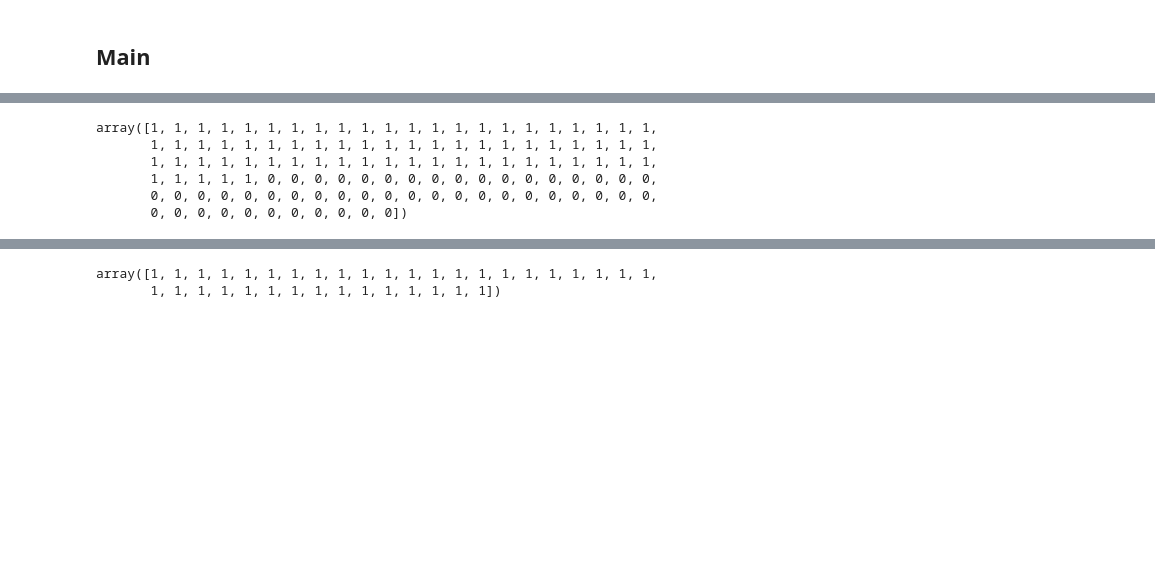
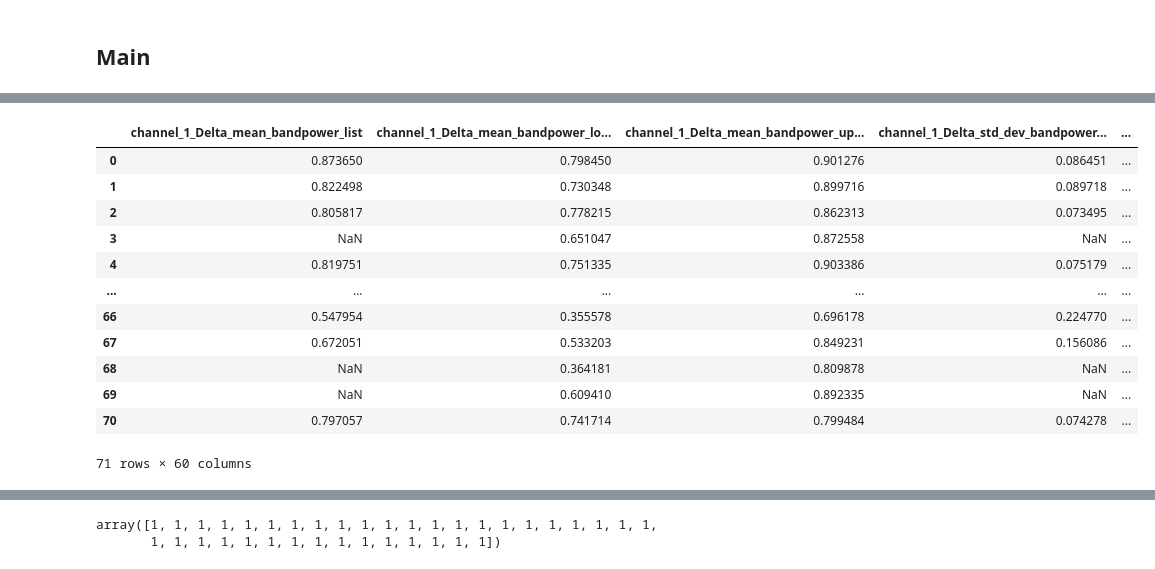
Before and after one commit to mudo121/thesis_eeg, a Jupyter notebook: main_notebook.ipynb, the cells around one changed output, grey strips where cells are left out. Cells and saved outputs as stored; diff of their text form; code cells hidden in the pictures; blank space fills up the shorter version.

```diff
--- a/main_notebook.ipynb
+++ b/main_notebook.ipynb
@@ -259,9 +180,20 @@ dataArray, targetArray = createDataAndTargetArray(awakeDf = frequencyFeatureDf_a
-# %%
-targetArray
-# %% [output]
-array([1, 1, 1, 1, 1, 1, 1, 1, 1, 1, 1, 1, 1, 1, 1, 1, 1, 1, 1, 1, 1, 1,
-       1, 1, 1, 1, 1, 1, 1, 1, 1, 1, 1, 1, 1, 1, 1, 1, 1, 1, 1, 1, 1, 1,
-       1, 1, 1, 1, 1, 1, 1, 1, 1, 1, 1, 1, 1, 1, 1, 1, 1, 1, 1, 1, 1, 1,
-       1, 1, 1, 1, 1, 0, 0, 0, 0, 0, 0, 0, 0, 0, 0, 0, 0, 0, 0, 0, 0, 0,
-       0, 0, 0, 0, 0, 0, 0, 0, 0, 0, 0, 0, 0, 0, 0, 0, 0, 0, 0, 0, 0, 0,
-       0, 0, 0, 0, 0, 0, 0, 0, 0, 0, 0])
+# %%
+
+# Important! Add the '_' at the end! If not then channel_1 would find channel_10, channel_11, etc. !!!
+channelsToUse = ['channel_1_', 'channel_2_']
+
+filterDfByColumns(frequencyFeatureDf_awake, channelsToUse)
+# %% [output]
+|  | channel_1_Delta_mean_bandpower_list | channel_1_Delta_mean_bandpower_lo... | channel_1_Delta_mean_bandpower_up... | channel_1_Delta_std_dev_bandpower... | ... |
+| 0 | 0.873650 | 0.798450 | 0.901276 | 0.086451 | ... |
+| 1 | 0.822498 | 0.730348 | 0.899716 | 0.089718 | ... |
+| 2 | 0.805817 | 0.778215 | 0.862313 | 0.073495 | ... |
+| 3 | NaN | 0.651047 | 0.872558 | NaN | ... |
+| 4 | 0.819751 | 0.751335 | 0.903386 | 0.075179 | ... |
+| ... | ... | ... | ... | ... | ... |
+| 66 | 0.547954 | 0.355578 | 0.696178 | 0.224770 | ... |
+| 67 | 0.672051 | 0.533203 | 0.849231 | 0.156086 | ... |
+| 68 | NaN | 0.364181 | 0.809878 | NaN | ... |
+| 69 | NaN | 0.609410 | 0.892335 | NaN | ... |
+| 70 | 0.797057 | 0.741714 | 0.799484 | 0.074278 | ... |
+71 rows × 60 columns
```
Also changed, not shown: parts of 10 cells of this notebook, 1 other file.
